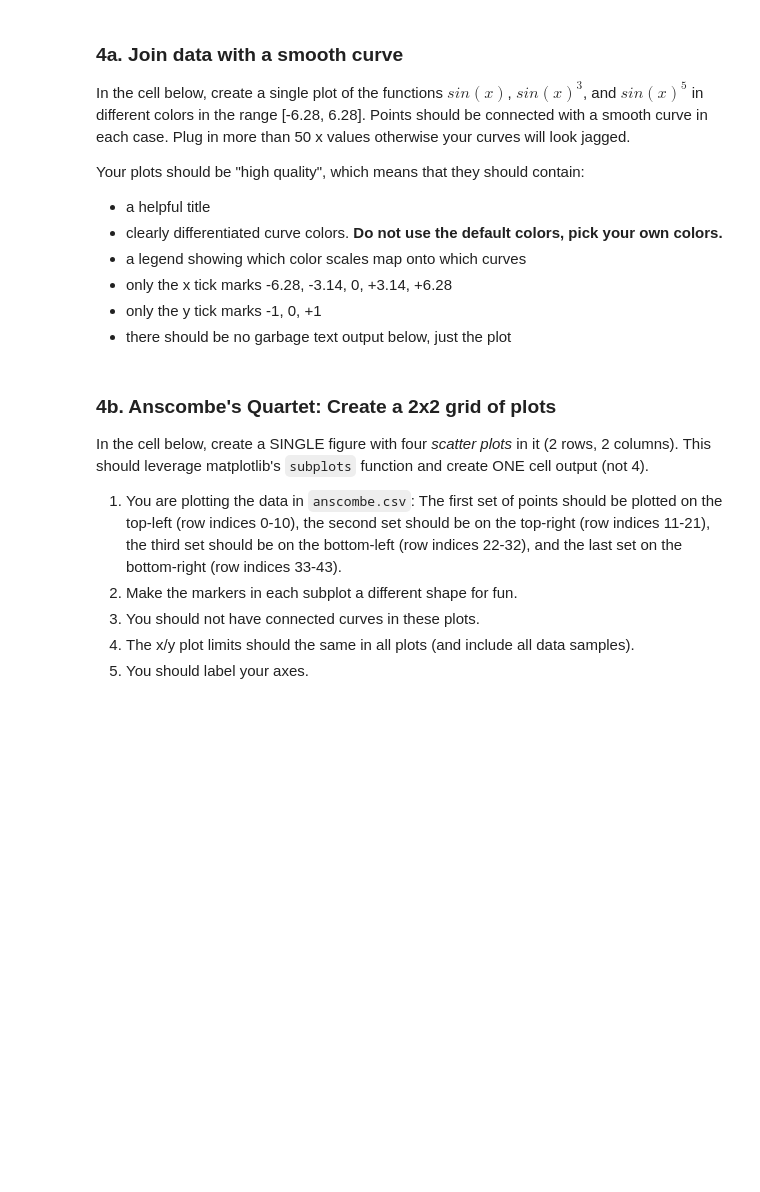
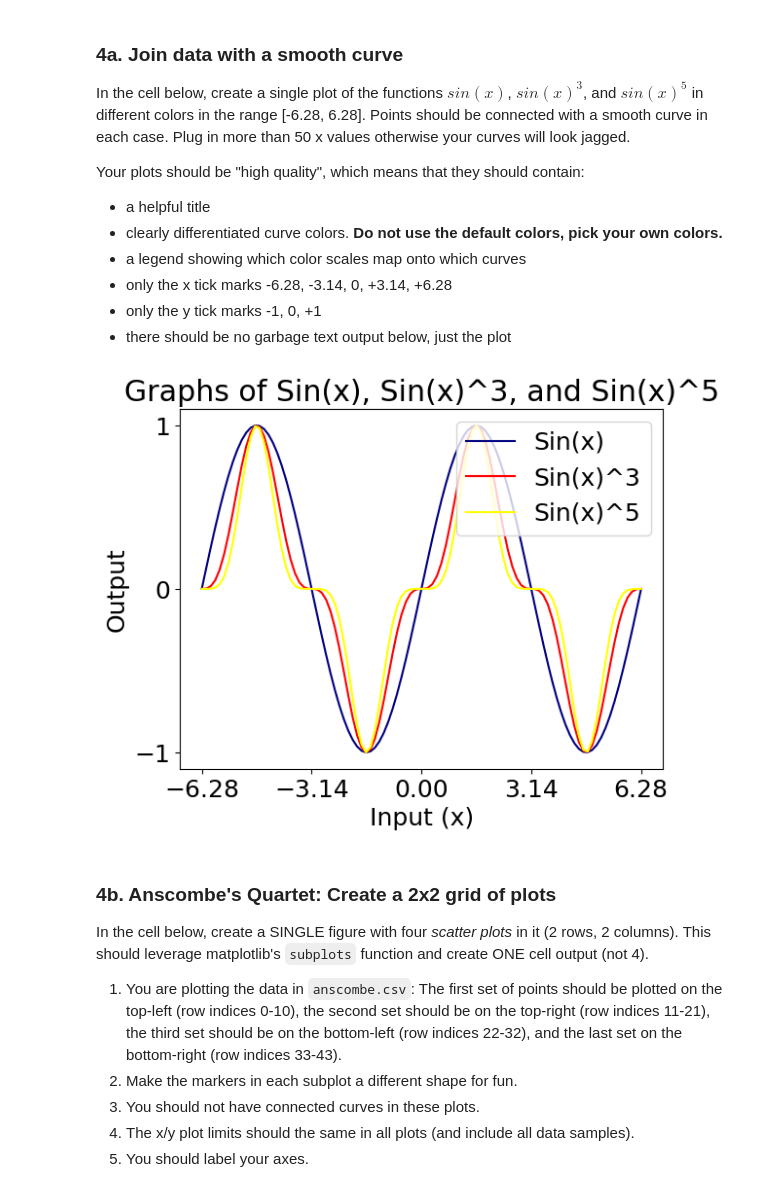
Before and after one commit to francisohara24/CS251, a Jupyter notebook: Week 1 & 2/Project1/analysis.ipynb, the cells around one changed output. Drawn from its saved outputs; the diff is of its cells as text; code cells hidden in the pictures; blank space fills up the shorter version.

```diff
--- a/Week 1 & 2/Project1/analysis.ipynb
+++ b/Week 1 & 2/Project1/analysis.ipynb
@@ -264,6 +392,23 @@ Your plots should be "high quality", which means that they should contain:
 - only the x tick marks -6.28, -3.14, 0, +3.14, +6.28
 - only the y tick marks -1, 0, +1
 - there should be no garbage text output below, just the plot
+# %%
+x = np.linspace(-6.28, 6.28, num=100)
+sin = np.sin(x)
+sin3 = np.sin(x) ** 3
+sin5 = np.sin(x) ** 5
+sin_line = plt.plot(x, sin, color="navy")
+sin3_line = plt.plot(x, sin3, color="red")
+sin5_line = plt.plot(x, sin5, color="yellow")
+plt.title("Graphs of Sin(x), Sin(x)^3, and Sin(x)^5")
+plt.xlabel("Input (x)")
+plt.ylabel("Output")
+plt.legend(handles=[*sin_line, *sin3_line, *sin5_line], labels=["Sin(x)", "Sin(x)^3", "Sin(x)^5"])
+plt.xticks(ticks=[-6.28, -3.14, 0, 3.14, 6.28])
+plt.yticks(ticks=[-1, 0, 1])
+plt.show()
+# %% [output]
+[figure, added]
 # %% [markdown]
 ### 4b. Anscombe's Quartet: Create a 2x2 grid of plots
 
```
Also changed, not shown: parts of 21 cells of this notebook, 5 other files.
